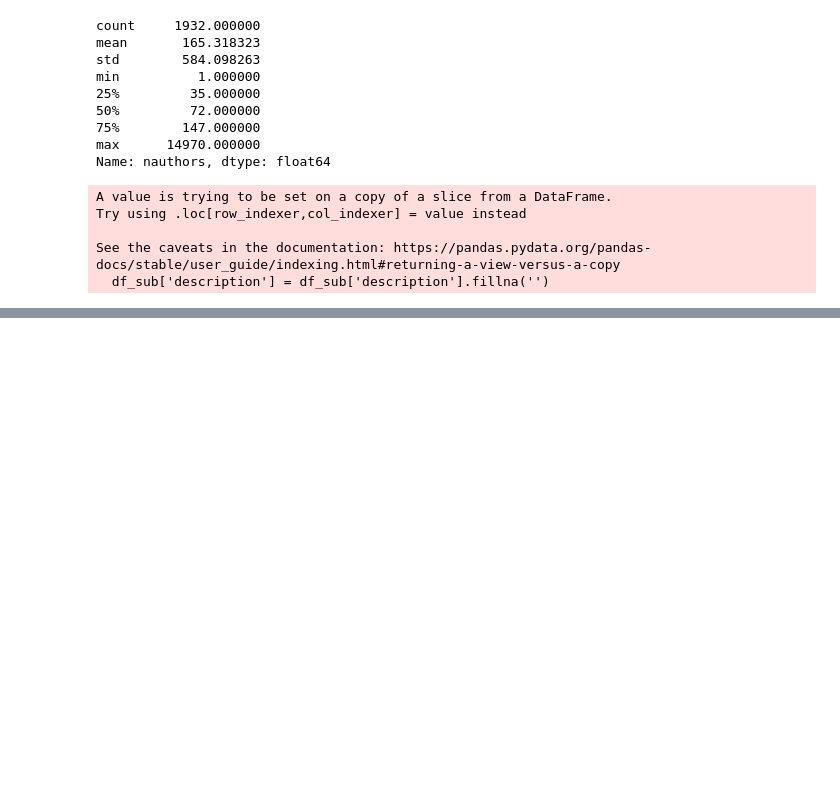
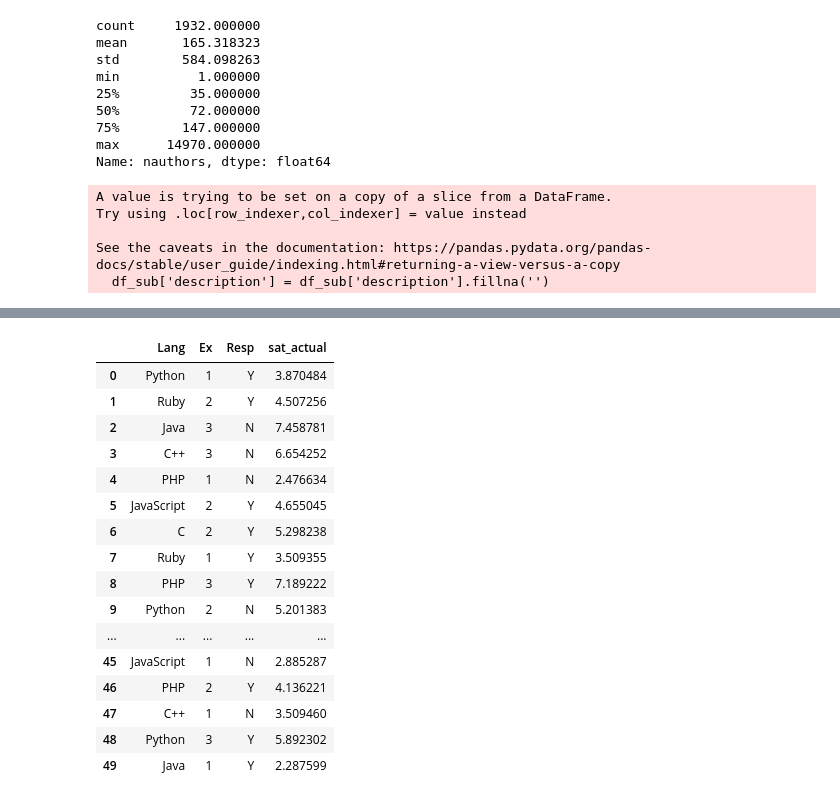
Before and after one commit to ssayce0511/Recommendation-System, a Jupyter notebook: OS_Rec.ipynb, the cells around one changed output, grey strips where cells are left out. Saved outputs shown, nothing was run; the diff lists cells and outputs as text; code cells hidden in the pictures; blank space fills up the shorter version.

```diff
--- a/OS_Rec.ipynb
+++ b/OS_Rec.ipynb
@@ -259,0 +290,20 @@ test = users.iloc[25:]
+# %%
+users
+# %% [output]
+|  | Lang | Ex | Resp | sat_actual |
+| 0 | Python | 1 | Y | 3.870484 |
+| 1 | Ruby | 2 | Y | 4.507256 |
+| 2 | Java | 3 | N | 7.458781 |
+| 3 | C++ | 3 | N | 6.654252 |
+| 4 | PHP | 1 | N | 2.476634 |
+| 5 | JavaScript | 2 | Y | 4.655045 |
+| 6 | C | 2 | Y | 5.298238 |
+| 7 | Ruby | 1 | Y | 3.509355 |
+| 8 | PHP | 3 | Y | 7.189222 |
+| 9 | Python | 2 | N | 5.201383 |
+| ... | ... | ... | ... | ... |
+| 45 | JavaScript | 1 | N | 2.885287 |
+| 46 | PHP | 2 | Y | 4.136221 |
+| 47 | C++ | 1 | N | 3.509460 |
+| 48 | Python | 3 | Y | 5.892302 |
+| 49 | Java | 1 | Y | 2.287599 |
```
Also changed, not shown: parts of 20 cells of this notebook.
